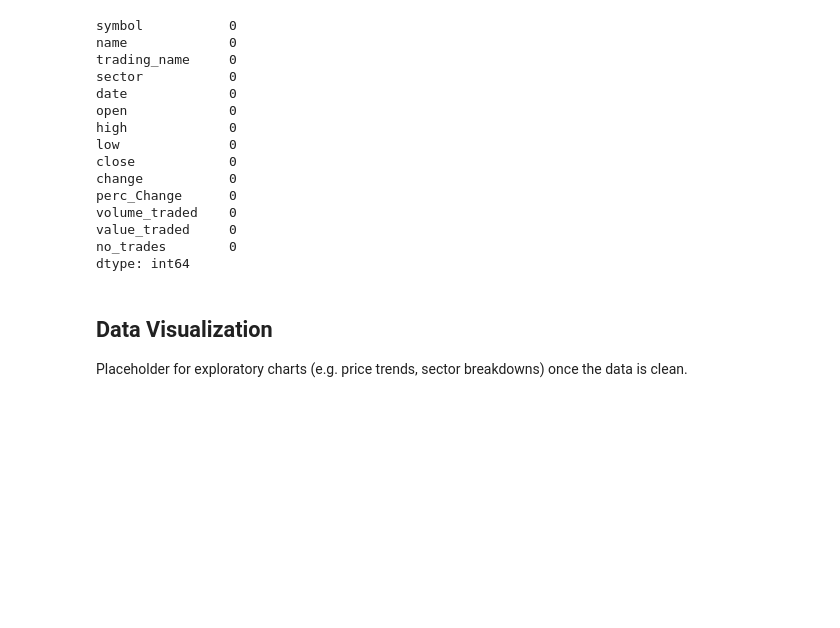
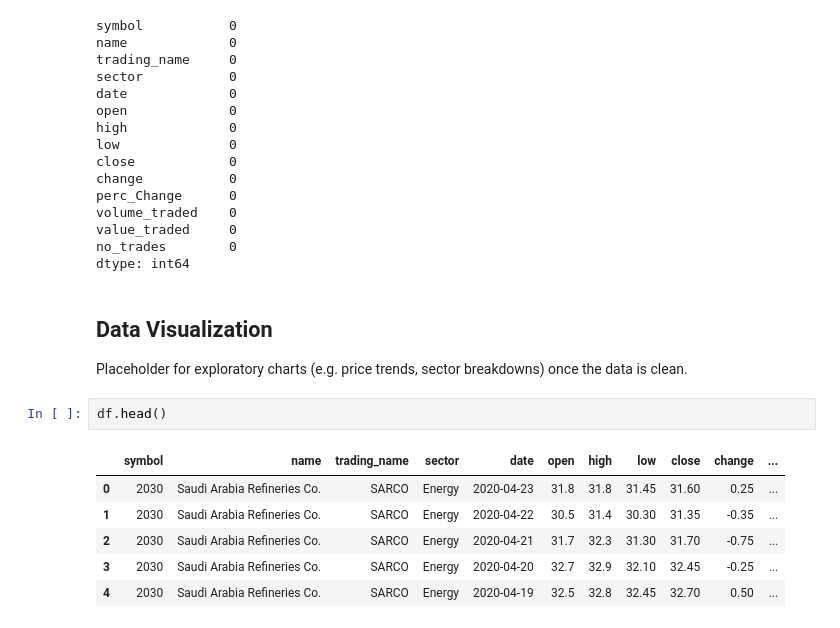
Before and after one commit to RenadRaaft/Saudi-Stock-Exchange-Tadawul-, a Jupyter notebook: Notebook/DataCleaning.ipynb, the cells around one changed output. Cells and saved outputs as stored; diff of their text form; blank space fills up the shorter version.

```diff
--- a/Notebook/DataCleaning.ipynb
+++ b/Notebook/DataCleaning.ipynb
@@ -318,3 +318,12 @@ dtype: int64
 # %% [markdown]
 ## Data Visualization
 Placeholder for exploratory charts (e.g. price trends, sector breakdowns) once the data is clean.
+# %%
+df.head()
+# %% [output]
+|  | symbol | name | trading_name | sector | date | open | high | low | close | change | ... |
+| 0 | 2030 | Saudi Arabia Refineries Co. | SARCO | Energy | 2020-04-23 | 31.8 | 31.8 | 31.45 | 31.60 | 0.25 | ... |
+| 1 | 2030 | Saudi Arabia Refineries Co. | SARCO | Energy | 2020-04-22 | 30.5 | 31.4 | 30.30 | 31.35 | -0.35 | ... |
+| 2 | 2030 | Saudi Arabia Refineries Co. | SARCO | Energy | 2020-04-21 | 31.7 | 32.3 | 31.30 | 31.70 | -0.75 | ... |
+| 3 | 2030 | Saudi Arabia Refineries Co. | SARCO | Energy | 2020-04-20 | 32.7 | 32.9 | 32.10 | 32.45 | -0.25 | ... |
+| 4 | 2030 | Saudi Arabia Refineries Co. | SARCO | Energy | 2020-04-19 | 32.5 | 32.8 | 32.45 | 32.70 | 0.50 | ... |
```
Also changed, not shown: parts of 4 cells of this notebook.
